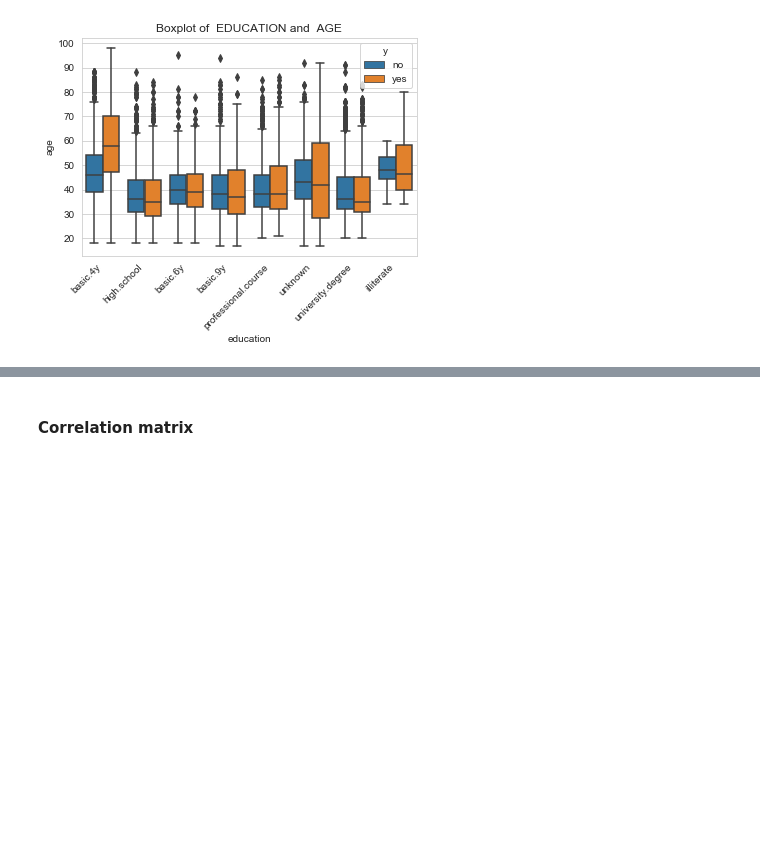
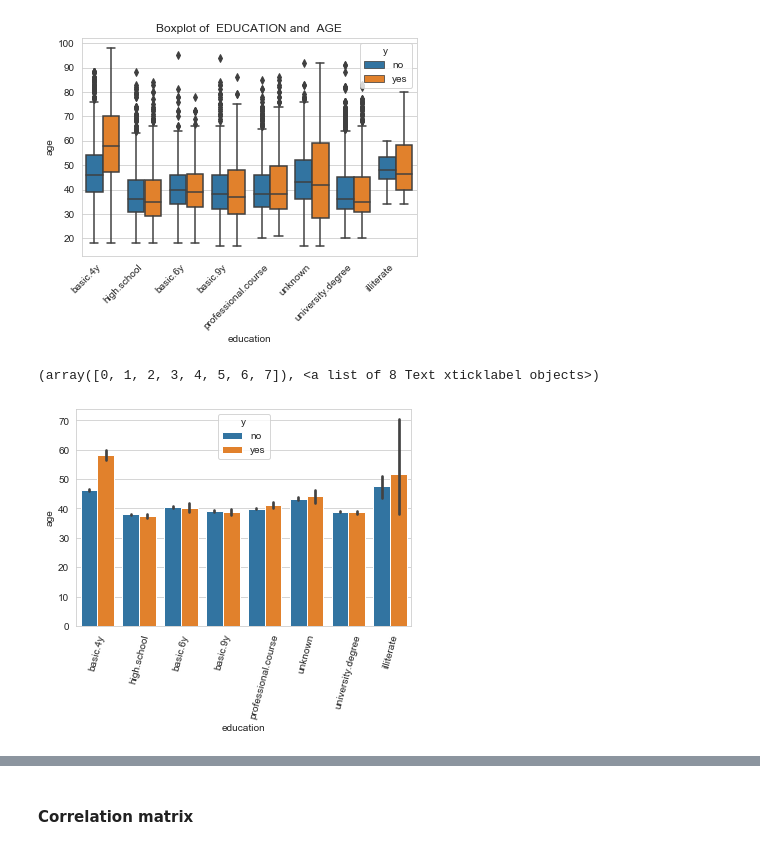
Before and after one commit to Bessy-Mukaria/Bank-Deposit-Subscription-Prediction, a Jupyter notebook: notebooks/Bank-subscription-prediction.ipynb, the cells around one changed output, grey strips where cells are left out. Drawn from its saved outputs; the diff is of its cells as text; code cells hidden in the pictures; blank space fills up the shorter version.

```diff
--- a/notebooks/Bank-subscription-prediction.ipynb
+++ b/notebooks/Bank-subscription-prediction.ipynb
@@ -368,3 +370,9 @@ boxplot("education", "age", data=bank_data, hue= "y")
 # %% [output]
 <matplotlib.axes._subplots.AxesSubplot at 0x...>
 [figure]
+# %%
+sns.barplot(x = "education", y="age", data=bank_data, hue= "y")
+plt.xticks(rotation = 75)
+# %% [output]
+(array([0, 1, 2, 3, 4, 5, 6, 7]), <a list of 8 Text xticklabel objects>)
+[figure, added]
```
Also changed, not shown: parts of 11 cells of this notebook, 4 other files.
